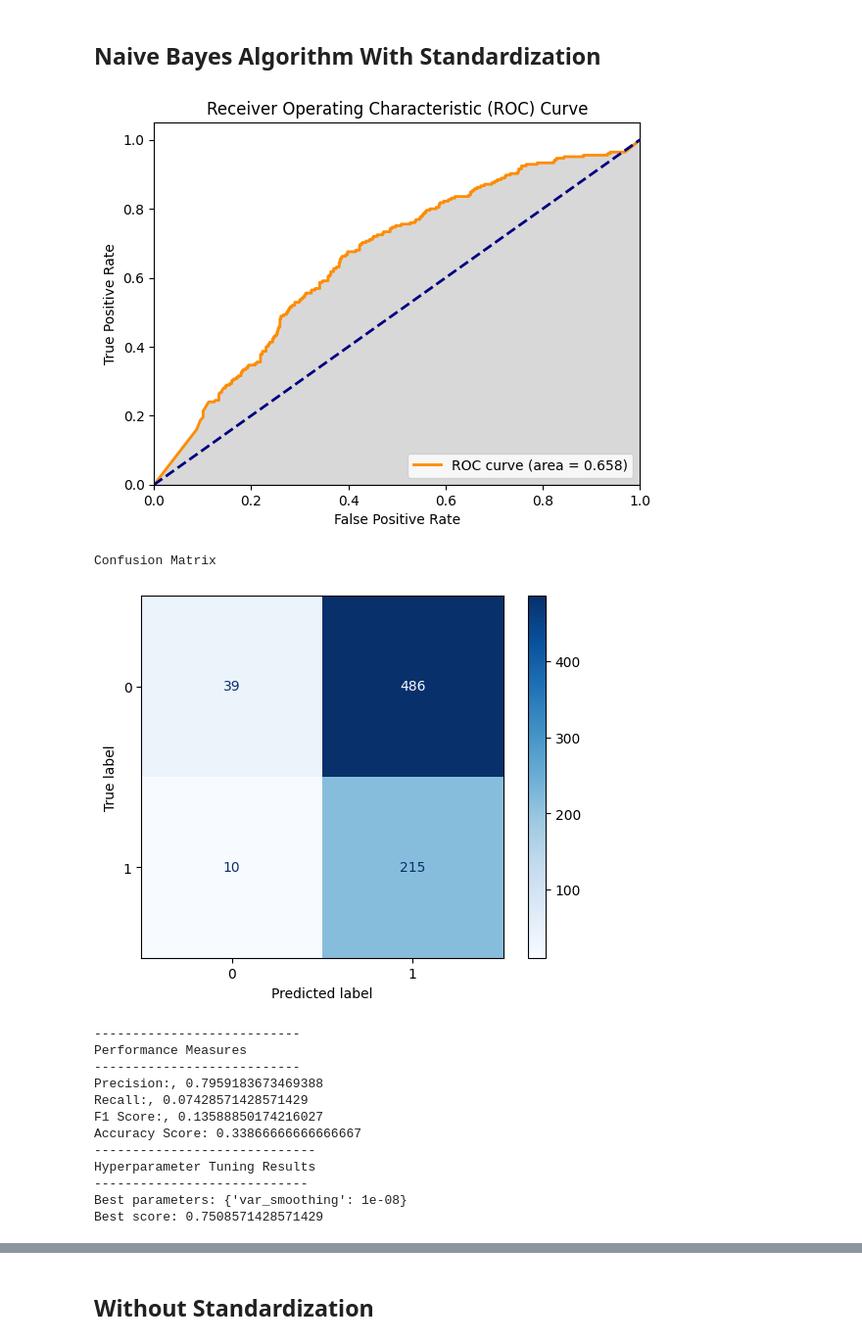
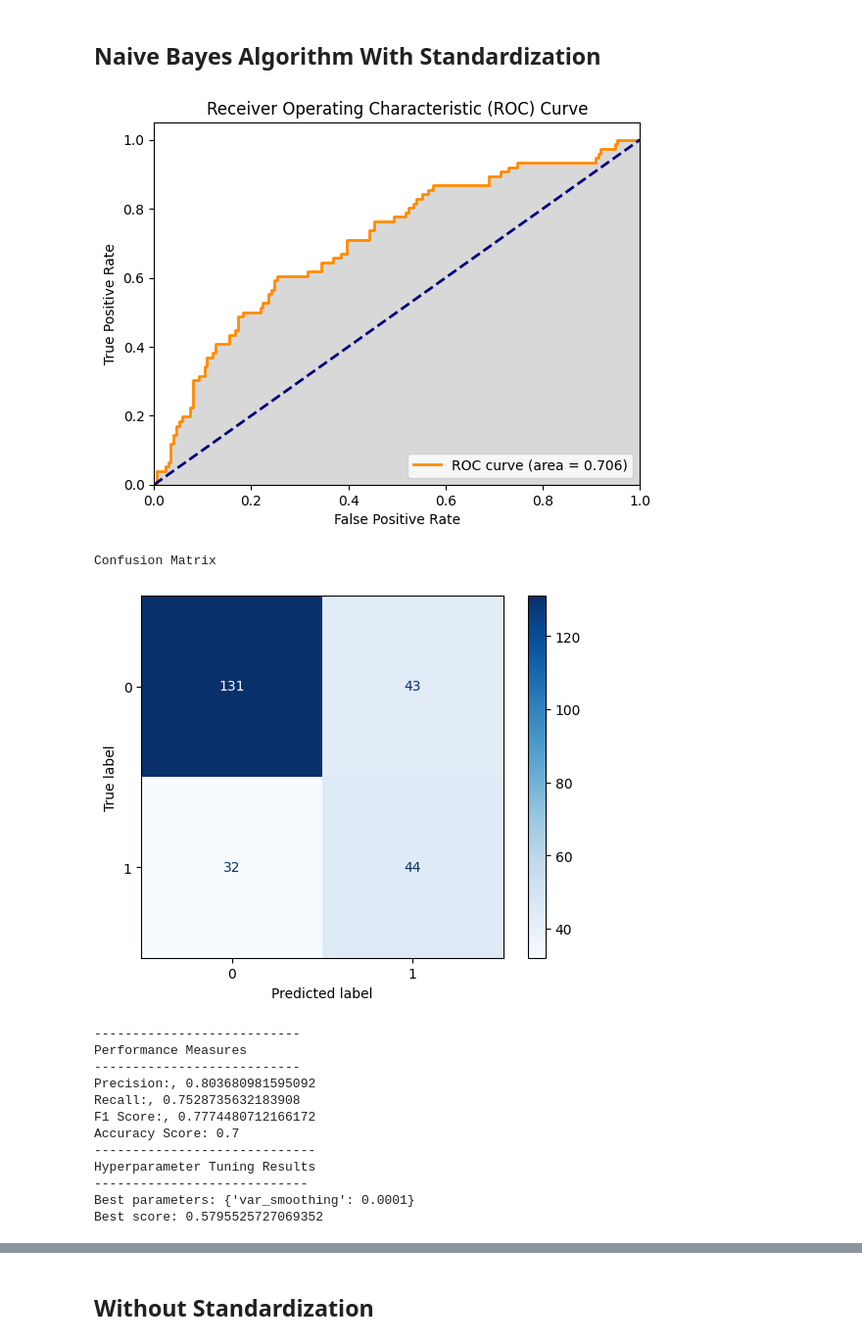
Before and after one commit to lopez-Luis89/Credit, a Jupyter notebook: Team Project AAI 501.ipynb, the cells around one changed output, grey strips where cells are left out. Shown at 98% size. Cells and saved outputs as stored; diff of their text form; code cells hidden in the pictures.

```diff
--- a/Team Project AAI 501.ipynb
+++ b/Team Project AAI 501.ipynb
@@ -615,81 +597,78 @@ from sklearn.model_selection import GridSearchCV
 from imblearn.over_sampling import SMOTE
 
 #Splitting
-x_train, x_test, y_train, y_test = train_test_split(x, y, train_size= .25)
-
+x_train, x_test, y_train, y_test = train_test_split(x, y, train_size= .75)
 
 #Standardizing
 scaler = StandardScaler()
 xtrain_scale = scaler.fit_transform(x_train)
 xtest = scaler.transform(x_test)
 
-#Training
-n_b = GaussianNB()
-n_b.fit(xtrain_scale,y_train)
-predictions = n_b.predict(xtest)
+# Hyperparameter Tuning
+param_grid = {'var_smoothing': [1e-9, 1e-8, 1e-7, 1e-6, 1e-5, 1e-4]}
+grid_search = GridSearchCV(estimator=GaussianNB(), param_grid=param_grid, cv=5, scoring='accuracy')
+grid_search.fit(xtrain_scale, y_train)
+
+# Training
+n_b_best = grid_search.best_estimator_
+n_b_best.fit(xtrain_scale, y_train)
+predictions = n_b_best.predict(xtest)
 
 #Performance
-scores = n_b.score(xtest, y_test)
+scores = n_b_best.score(xtest, y_test)
 conf_mtrx = confusion_matrix(y_test, predictions)
 precision = precision_score(y_test, predictions)
 recall = recall_score(y_test, predictions)
 f1 = f1_score(y_test, predictions)
 disp = ConfusionMatrixDisplay(confusion_matrix=conf_mtrx)
 
-
-#Hyperparameter Tuning
-param_grid = {'var_smoothing': [1e-9, 1e-8, 1e-7, 1e-6, 1e-5, 1e-4]}
-grid_search = GridSearchCV(estimator=n_b, param_grid=param_grid, cv=5, scoring='accuracy')
-grid_search.fit(x_train, y_train)
-
-
 #Plotting ROC Curve
-y_pred_proba = n_b.predict_proba(xtest)[:, 1]
+y_pred_proba = n_b_best.predict_proba(xtest)[:, 1]
 fpr, tpr, thresholds = roc_curve(y_test, y_pred_proba, pos_label=2)
 roc_auc = auc(fpr, tpr)
 
 #Results
 plt.figure()
 plt.plot(fpr, tpr, color='darkorange', lw=2, label=f'ROC curve (area = {round(roc_auc,3)})')
 plt.fill_between(fpr, tpr, color='gray', alpha=0.3)
 plt.plot([0, 1], [0, 1], color='navy', lw=2, linestyle='--')
 plt.xlim([0.0, 1.0])
 plt.ylim([0.0, 1.05])
 plt.xlabel('False Positive Rate')
 plt.ylabel('True Positive Rate')
 plt.title('Receiver Operating Characteristic (ROC) Curve')
 plt.legend(loc="lower right")
 plt.show();
 print('Confusion Matrix')
 disp.plot(cmap='Blues', include_values=True)
 plt.show();
 
 print('---------------------------')
 print('Performance Measures')
 print('---------------------------')
 print(f'Precision:, {precision}')
 print(f'Recall:, {recall}')
 print(f'F1 Score:, {f1}')
 print(f'Accuracy Score: {scores}')
 print('-----------------------------')
 print('Hyperparameter Tuning Results')
 print('----------------------------')
 print("Best parameters:", grid_search.best_params_)
 print("Best score:", grid_search.best_score_)
 # %% [output]
-[figure, old version]
+[figure, new version]
 Confusion Matrix
-[figure, old version]
+[figure, new version]
 ---------------------------
 Performance Measures
 ---------------------------
-Precision:, 0.7959183673469388
-Recall:, 0.07428571428571429
-F1 Score:, 0.13588850174216027
-Accuracy Score: 0.33866666666666667
+Precision:, 0.803680981595092
+Recall:, 0.7528735632183908
+F1 Score:, 0.7774480712166172
+Accuracy Score: 0.7
 -----------------------------
 Hyperparameter Tuning Results
 ----------------------------
-Best parameters: {'var_smoothing': 1e-08}
-Best score: 0.7508571428571429
+Best parameters: {'var_smoothing': 0.0001}
+Best score: 0.5795525727069352
 # %% [markdown]
```
Also changed, not shown: parts of 6 cells of this notebook.
